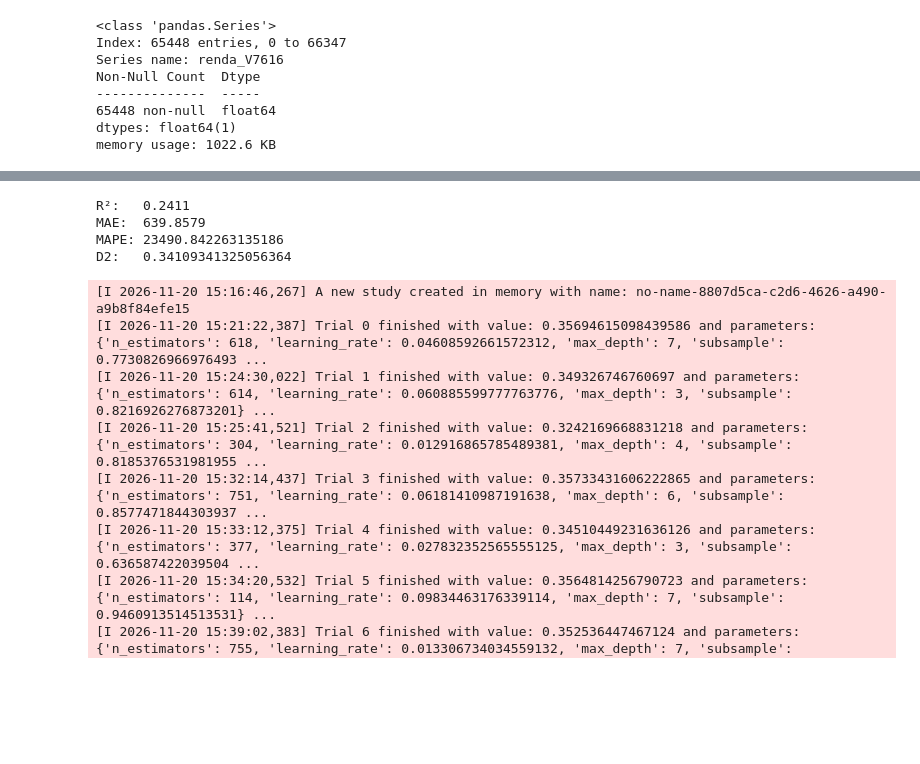
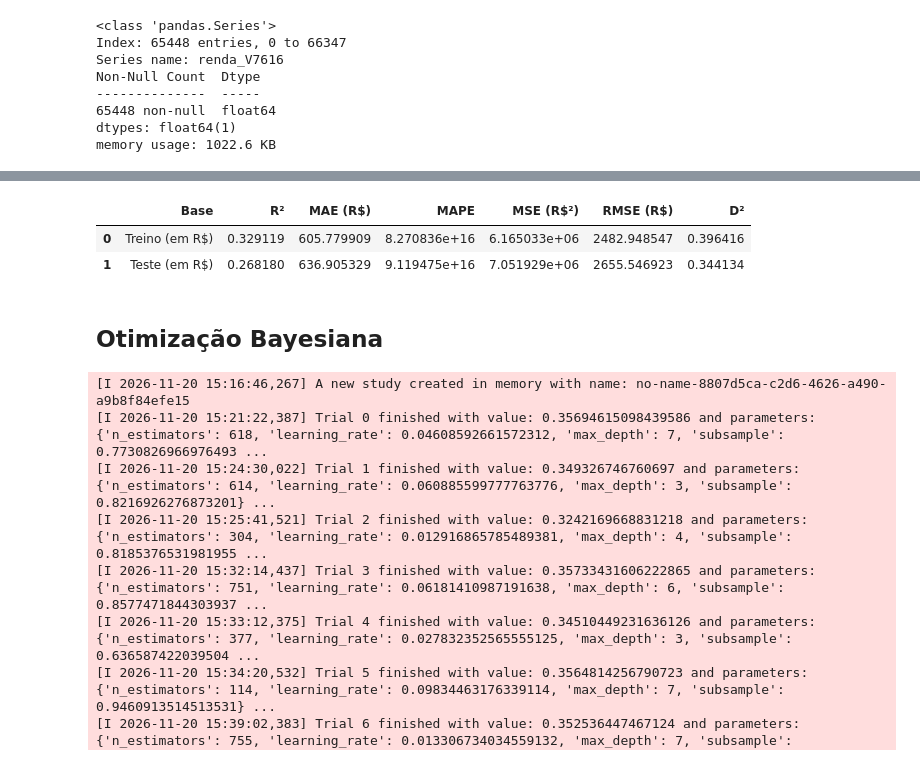
Before and after one commit to oscardasilva0/mestrado_censo_reduzido, a Jupyter notebook: ml.ipynb, the cells around one changed output, grey strips where cells are left out. Drawn from its saved outputs; the diff is of its cells as text; code cells hidden in the pictures; blank space fills up the shorter version.

```diff
--- a/ml.ipynb
+++ b/ml.ipynb
@@ -427,10 +427,11 @@ cat_cols = df.select_dtypes(include=["category"]).columns
 for col in cat_cols:
     df[col] = df[col].astype(str).astype("category")
 
-df['renda_V7616'] = df['renda_V7616'].replace(0, 0.001)
+X = df.drop(columns=['renda_V7616', 'renda_sal_V7617', 'peso_P001', 'AREAP'])
+Y =  np.log1p(df['renda_V7616'])
 
-X = df.drop(columns=['renda_V7616', 'renda_sal_V7617'])
-Y = df['renda_V7616']
+X_treino, X_test, y_treino, y_test = train_test_split(
+    X, Y, test_size=0.33, random_state=42)
 
-X_train, X_test, y_train, y_test = train_test_split(
-    X, Y, test_size=0.33, random_state=42)
+
+X_train, X_val, y_train, y_val = train_test_split(X_treino, y_treino, test_size=0.2, random_state=42)
@@ -481,19 +510,44 @@ y_pred = reg.predict(X_test)
-# %%
-from sklearn.metrics import r2_score, mean_absolute_error, mean_absolute_percentage_error, d2_absolute_error_score
-
-r2 = r2_score(y_test, y_pred)
-mae = mean_absolute_error(y_test, y_pred)
-mape = mean_absolute_percentage_error(y_test, y_pred)
-d2 = d2_absolute_error_score(y_test, y_pred)
-print(f"R²:   {r2:.4f}")
-print(f"MAE:  {mae:.4f}")
-print(f"MAPE: {mape}")
-print(f"D2:   {d2}")
-# %% [output]
-R²:   0.2411
-MAE:  639.8579
-MAPE: 23490.842263135186
-D2:   0.34109341325056364
+# %%
+from sklearn.metrics import r2_score, mean_absolute_error, mean_absolute_percentage_error, d2_absolute_error_score, root_mean_squared_error, mean_squared_error
+
+def avaliar_metricas(y_train :None,y_pred_train :None, y_test :None, y_pred_test :None):
+
+    # Reverte a escala logarítmica para Reais (R$)
+    y_train_real = np.expm1(y_train)
+    y_pred_train_real = np.expm1(y_pred_train)
+
+    y_test_real = np.expm1(y_test)
+    y_pred_test_real =np.expm1(y_pred_test)
+
+    tabela_metricas = pd.DataFrame([
+        {
+            "Base": "Treino (em R$)",
+            "R²": r2_score(y_train_real, y_pred_train_real),
+            "MAE (R$)": mean_absolute_error(y_train_real, y_pred_train_real),
+            "MAPE": mean_absolute_percentage_error(y_train_real, y_pred_train_real),
+            "MSE (R$²)": mean_squared_error(y_train_real, y_pred_train_real),
+            "RMSE (R$)": root_mean_squared_error(y_train_real, y_pred_train_real),
+            "D²": d2_absolute_error_score(y_train_real, y_pred_train_real),
+        },
+        {
+            "Base": "Teste (em R$)",
+            "R²": r2_score(y_test_real, y_pred_test_real),
+            "MAE (R$)": mean_absolute_error(y_test_real, y_pred_test_real),
+            "MAPE": mean_absolute_percentage_error(y_test_real, y_pred_test_real),
+            "MSE (R$²)": mean_squared_error(y_test_real, y_pred_test_real),
+            "RMSE (R$)": root_mean_squared_error(y_test_real, y_pred_test_real),
+            "D²": d2_absolute_error_score(y_test_real, y_pred_test_real),
+        }
+    ])
+    return tabela_metricas
+
+avaliar_metricas(y_train, y_pred_train,  y_test,  y_pred_test)
+# %% [output]
+|  | Base | R² | MAE (R$) | MAPE | MSE (R$²) | RMSE (R$) | D² |
+| 0 | Treino (em R$) | 0.329119 | 605.779909 | 8.270836e+16 | 6.165033e+06 | 2482.948547 | 0.396416 |
+| 1 | Teste (em R$) | 0.268180 | 636.905329 | 9.119475e+16 | 7.051929e+06 | 2655.546923 | 0.344134 |
+# %% [markdown]
+## Otimização Bayesiana
 # %%
 import gc
 import optuna
```
Also changed, not shown: parts of 23 cells of this notebook.
